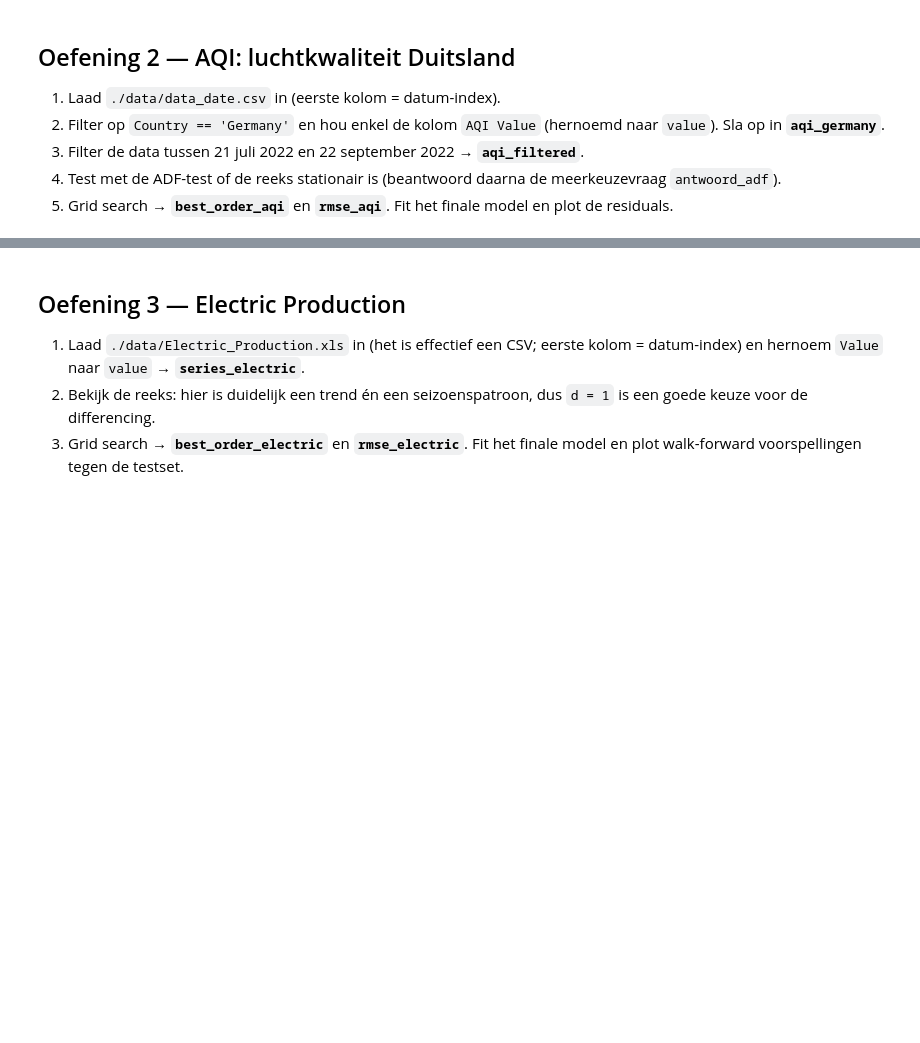
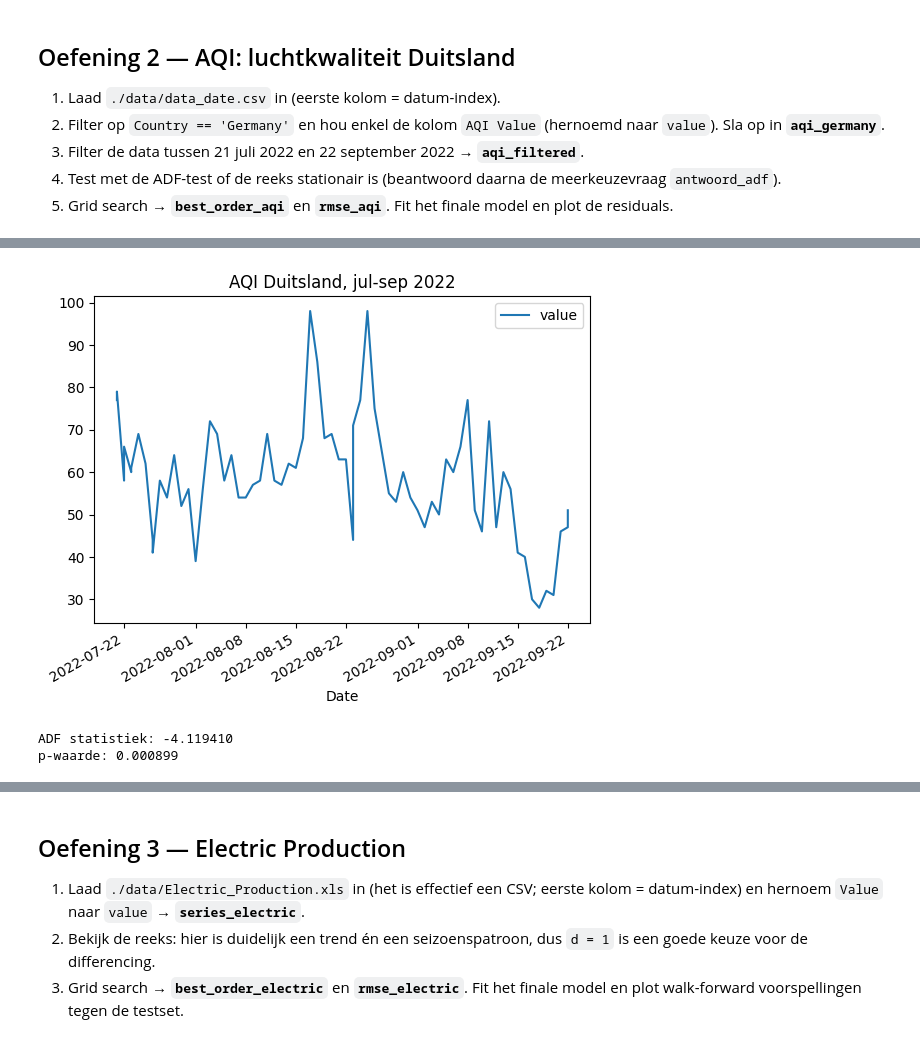
Before and after one commit to ykemal-1/ML-Algo-student, a Jupyter notebook: exercises_with_checks/week04/arima_checkpoint_opgave.ipynb, the cells around one changed output, grey strips where cells are left out. Saved outputs shown, nothing was run; the diff lists cells and outputs as text; code cells hidden in the pictures; blank space fills up the shorter version.

```diff
--- a/exercises_with_checks/week04/arima_checkpoint_opgave.ipynb
+++ b/exercises_with_checks/week04/arima_checkpoint_opgave.ipynb
@@ -91,3 +173,7 @@ q_values = [0, 1]
    plot de residuals.
 # %%
 # TODO: vul hier je oplossing in (zie opdracht hierboven)
+# %%
+# 1.
+data = pd.read_csv('./data/data_date.csv', header=0, index_col=0, parse_dates=[0])
+print(data.head())
@@ -93,0 +188,6 @@ q_values = [0, 1]
+# %%
+# 2.
+aqi_germany = data[data["Country"] == "Germany"][["AQI Value"]]
+aqi_germany = aqi_germany.rename(columns={'AQI Value': 'value'})
+
+print(aqi_germany)
@@ -93,0 +210,15 @@ q_values = [0, 1]
+# %%
+# 3.
+aqi_filtered = aqi_germany.loc["21/06/2022":"22/09/2022"]
+aqi_filtered.plot(title='AQI Duitsland, jul-sep 2022')
+plt.show()
+# %% [output]
+[figure, added]
+# %%
+# 4.
+result = adfuller(aqi_filtered.value.dropna())
+print('ADF statistiek: %f' % result[0])
+print('p-waarde: %f' % result[1])
+# %% [output]
+ADF statistiek: -4.119410
+p-waarde: 0.000899
```
Also changed, not shown: parts of 16 cells of this notebook, 14 other files.
